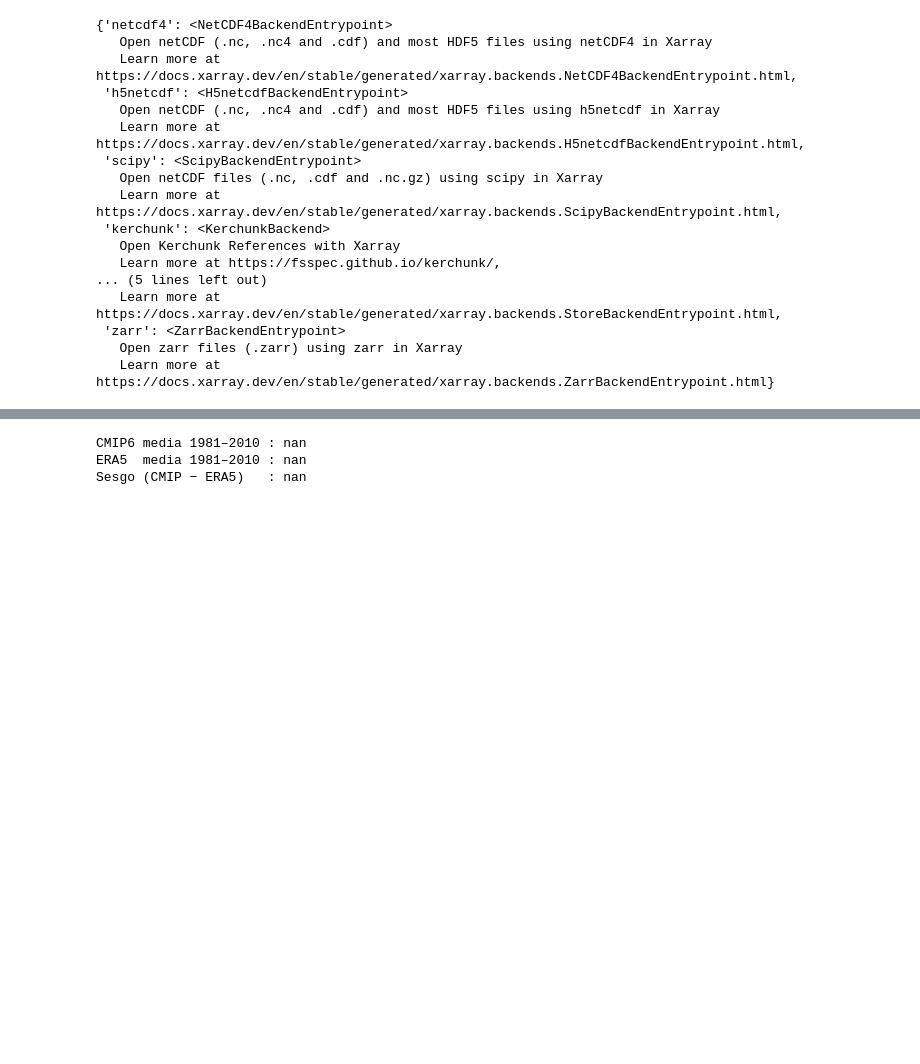
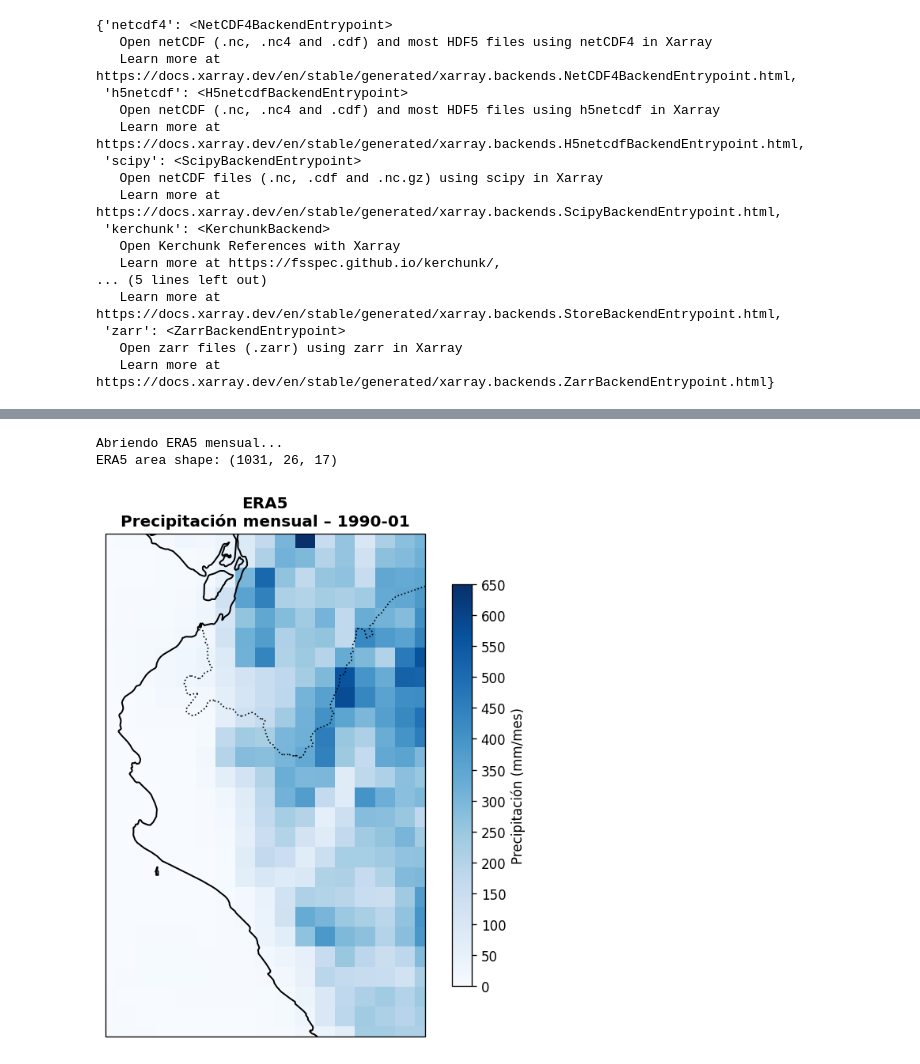
Before and after one commit to Jorgellamocca/Cambio-Clim-tico, a Jupyter notebook: cmip6_modelos_obs_2.ipynb, the cells around one changed output, grey strips where cells are left out. Cells and saved outputs as stored; diff of their text form; code cells hidden in the pictures; blank space fills up the shorter version.

```diff
--- a/cmip6_modelos_obs_2.ipynb
+++ b/cmip6_modelos_obs_2.ipynb
@@ -399,8 +239,49 @@ plt.show()
-# %%
-print("CMIP6 media 1981–2010 :", float(pr_cmip_aligned.mean()))
-print("ERA5  media 1981–2010 :", float(pr_era5_aligned.mean()))
-print("Sesgo (CMIP − ERA5)   :", float(pr_cmip_aligned.mean() - pr_era5_aligned.mean()))
-# %% [output]
-CMIP6 media 1981–2010 : nan
-ERA5  media 1981–2010 : nan
-Sesgo (CMIP − ERA5)   : nan
+# %%
+# ============================================================
+# 3) ERA5 – LECTURA + MAPA EJEMPLO (CORREGIDO)
+# ============================================================
+print("\nAbriendo ERA5 mensual...")
+
+era = xr.open_dataset(
+    "https://data.earthdatahub.destine.eu/era5/reanalysis-era5-single-levels-monthly-means-v0.zarr",
+    engine="zarr",
+    chunks="auto",
+    storage_options={"client_kwargs": {"trust_env": True}}
+)
+
+era = fix_lon_era(era)
+era = era.sortby("latitude")
+era = era.sortby("longitude")
+
+fechas = pd.to_datetime(era.valid_time.values)
+dias_mes = xr.DataArray(
+    fechas.days_in_month,
+    coords={"valid_time": era.valid_time},
+    dims=["valid_time"]
+)
+
+pr_era5_all = era.tp * 1000 * dias_mes
+pr_era5_all.attrs["units"] = "mm/mes"
+
+pr_era5_area = pr_era5_all.sel(
+    latitude=slice(DOMINIO["lat"].start, DOMINIO["lat"].stop),
+    longitude=slice(DOMINIO["lon"].start, DOMINIO["lon"].stop)
+)
+
+print("ERA5 area shape:", pr_era5_area.shape)
+
+pr_era5_plot = (
+    pr_era5_area
+    .sel(valid_time=FECHA_EJEMPLO)
+    .squeeze()
+    .rename({"latitude": "lat", "longitude": "lon"})
+)
+
+plot_map_pr(
+    pr_era5_plot,
+    f"ERA5\nPrecipitación mensual – {FECHA_EJEMPLO}"
+)
+# %% [output]
+Abriendo ERA5 mensual...
+ERA5 area shape: (1031, 26, 17)
+[figure, added]
```
Also changed, not shown: parts of 21 cells of this notebook.
